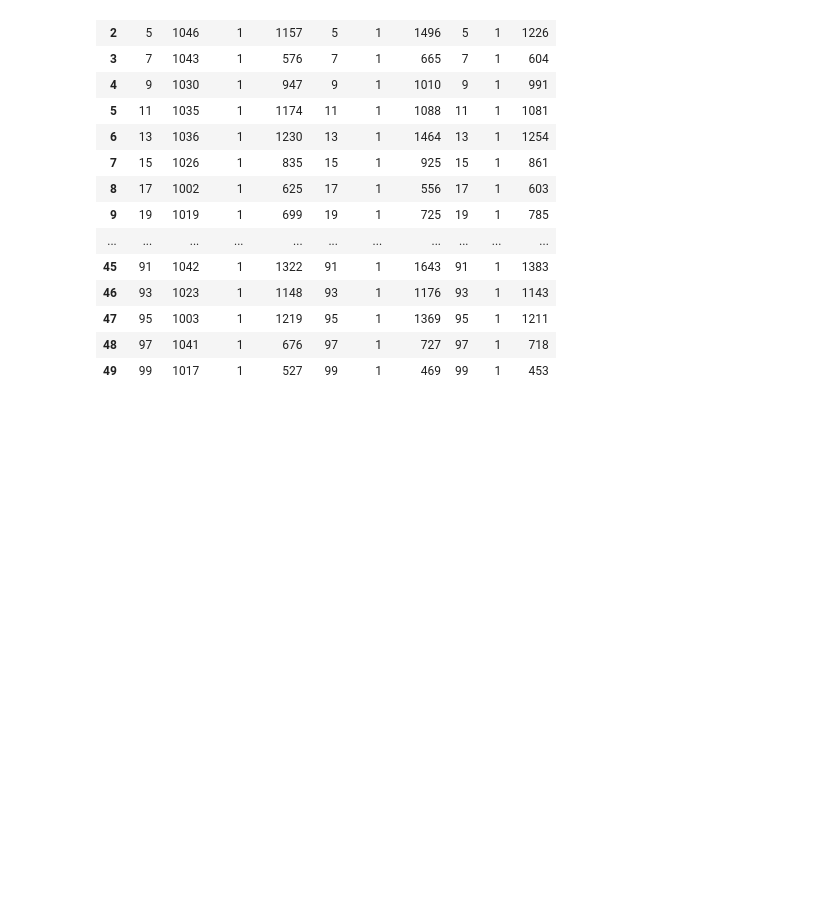
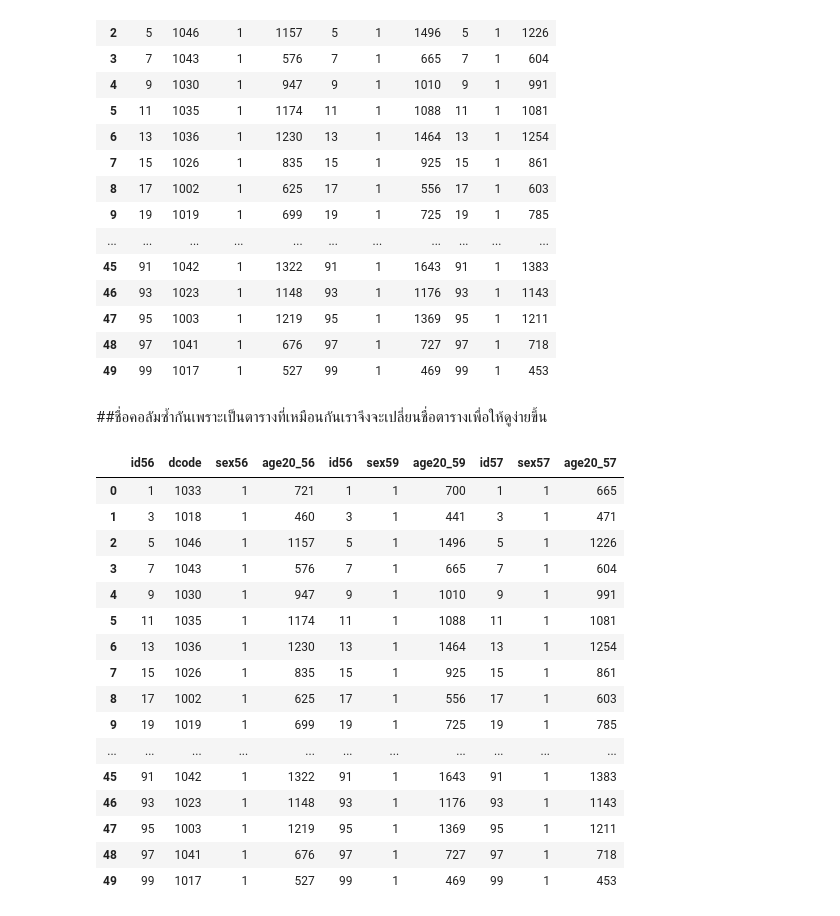
Before and after one commit to kittikhun62/DWDM21, a Jupyter notebook: project.ipynb, the cells around one changed output. Drawn from its saved outputs; the diff is of its cells as text; code cells hidden in the pictures; blank space fills up the shorter version.

Commit message:
เปลี่ยนชื่อคอลัมเสร็จ

```diff
--- a/project.ipynb
+++ b/project.ipynb
@@ -153,5 +155,5 @@ sex3
 # %%
-sex11 = sex1[['id','dcode','sex','age20']]
+sex11 = sex1[['id','dcode','sex','age20',]]
 sex11
 # %% [output]
 |  | id | dcode | sex | age20 |
@@ -255,3 +259,26 @@ merged_table1
 | 47 | 95 | 1003 | 1 | 1219 | 95 | 1 | 1369 | 95 | 1 | 1211 |
 | 48 | 97 | 1041 | 1 | 676 | 97 | 1 | 727 | 97 | 1 | 718 |
 | 49 | 99 | 1017 | 1 | 527 | 99 | 1 | 469 | 99 | 1 | 453 |
+# %% [markdown]
+##ชื่อคอลัมซ้ำกันเพราะเป็นตารางที่เหมือนกันเราจึงจะเปลี่ยนชื่อตารางเพื่อให้ดูง่ายขึ้น
+# %%
+merged_table1.rename(columns={'id_x':'id56','sex_x':'sex56','age20_x':'age20_56','id_y':'id59','sex_y':'sex59','age20_y':'age20_59','id':'id57','sex':'sex57','age20':'age20_57'},inplace = True)
+merged_table1
+# %% [output]
+|  | id56 | dcode | sex56 | age20_56 | id56 | sex59 | age20_59 | id57 | sex57 | age20_57 |
+| 0 | 1 | 1033 | 1 | 721 | 1 | 1 | 700 | 1 | 1 | 665 |
+| 1 | 3 | 1018 | 1 | 460 | 3 | 1 | 441 | 3 | 1 | 471 |
+| 2 | 5 | 1046 | 1 | 1157 | 5 | 1 | 1496 | 5 | 1 | 1226 |
+| 3 | 7 | 1043 | 1 | 576 | 7 | 1 | 665 | 7 | 1 | 604 |
+| 4 | 9 | 1030 | 1 | 947 | 9 | 1 | 1010 | 9 | 1 | 991 |
+| 5 | 11 | 1035 | 1 | 1174 | 11 | 1 | 1088 | 11 | 1 | 1081 |
+| 6 | 13 | 1036 | 1 | 1230 | 13 | 1 | 1464 | 13 | 1 | 1254 |
+| 7 | 15 | 1026 | 1 | 835 | 15 | 1 | 925 | 15 | 1 | 861 |
+| 8 | 17 | 1002 | 1 | 625 | 17 | 1 | 556 | 17 | 1 | 603 |
+| 9 | 19 | 1019 | 1 | 699 | 19 | 1 | 725 | 19 | 1 | 785 |
+| ... | ... | ... | ... | ... | ... | ... | ... | ... | ... | ... |
+| 45 | 91 | 1042 | 1 | 1322 | 91 | 1 | 1643 | 91 | 1 | 1383 |
+| 46 | 93 | 1023 | 1 | 1148 | 93 | 1 | 1176 | 93 | 1 | 1143 |
+| 47 | 95 | 1003 | 1 | 1219 | 95 | 1 | 1369 | 95 | 1 | 1211 |
+| 48 | 97 | 1041 | 1 | 676 | 97 | 1 | 727 | 97 | 1 | 718 |
+| 49 | 99 | 1017 | 1 | 527 | 99 | 1 | 469 | 99 | 1 | 453 |
```
Also changed, not shown: parts of 4 cells of this notebook.
